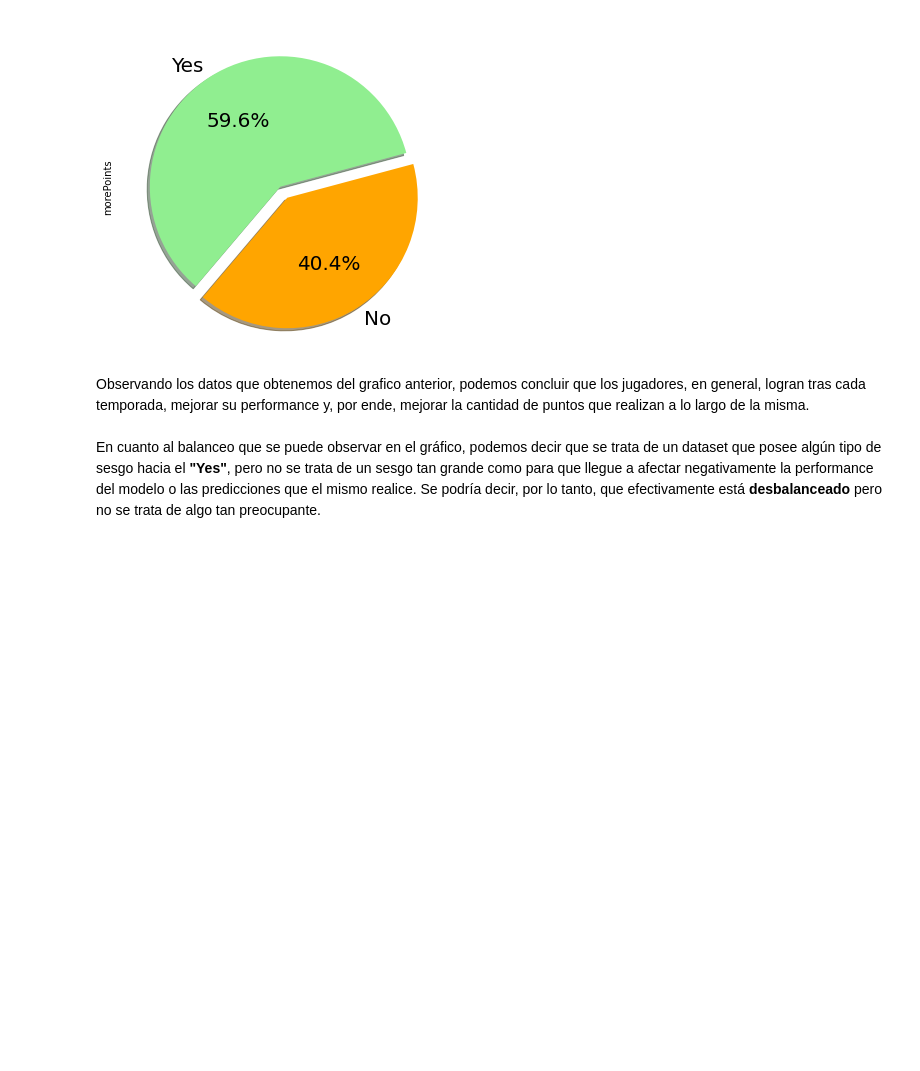
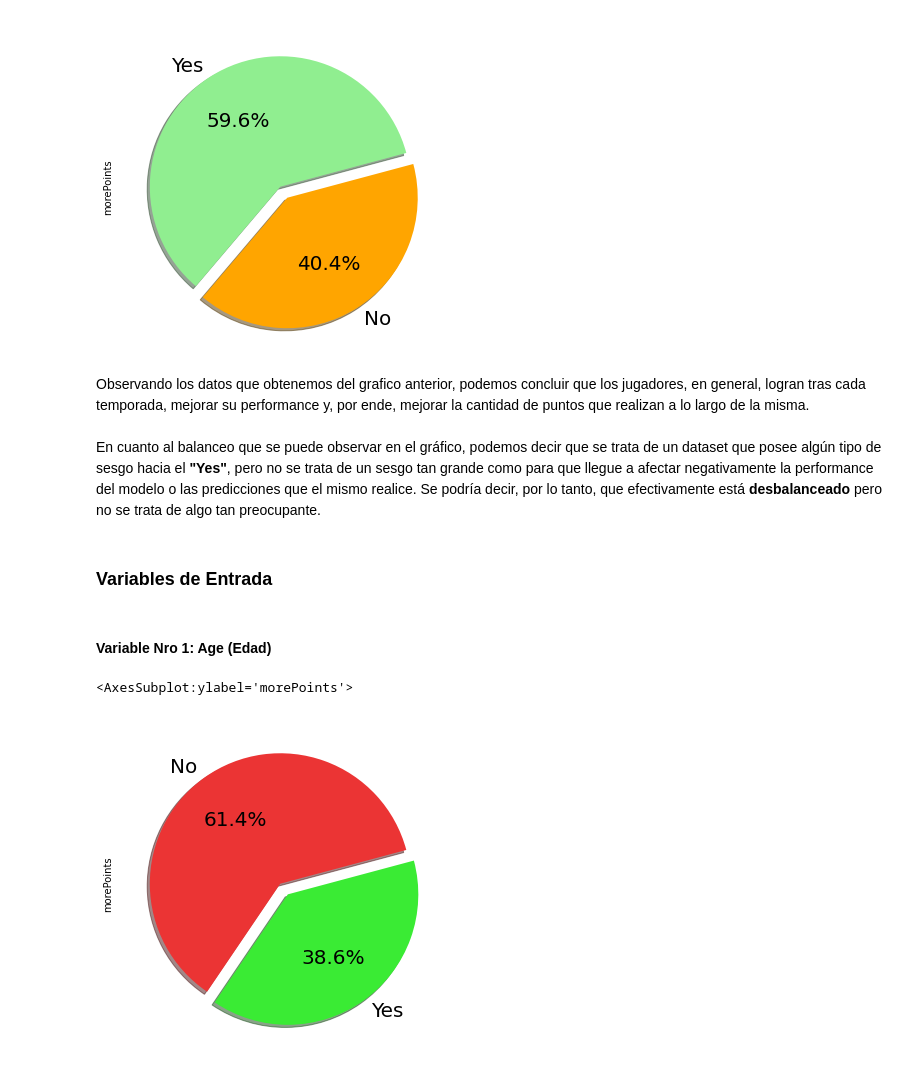
Before and after one commit to nicotabin/entregasML, a Jupyter notebook: tp1_EDA.ipynb, the cells around one changed output. Drawn from its saved outputs; the diff is of its cells as text; code cells hidden in the pictures; blank space fills up the shorter version.

```diff
--- a/tp1_EDA.ipynb
+++ b/tp1_EDA.ipynb
@@ -201,3 +178,17 @@ df['morePoints'].value_counts().plot.pie(figsize=(6, 6), fontsize=20, autopct='%
 # %% [markdown]
 Observando los datos que obtenemos del grafico anterior, podemos concluir que los jugadores, en general, logran tras cada temporada, mejorar su performance y, por ende, mejorar la cantidad de puntos que realizan a lo largo de la misma. <br><br>
 En cuanto al balanceo que se puede observar en el gráfico, podemos decir que se trata de un dataset que posee algún tipo de sesgo hacia el **"Yes"**, pero no se trata de un sesgo tan grande como para que llegue a afectar negativamente la performance del modelo o las predicciones que el mismo realice. Se podría decir, por lo tanto, que efectivamente está **desbalanceado** pero no se trata de algo tan preocupante.
+# %% [markdown]
+### Variables de Entrada
+# %% [markdown]
+#### Variable Nro 1: Age (Edad)
+# %%
+auxiliarMayoresDe30 = df[df.Age > 30]
+auxiliarMenoresDe30 = df[df.Age <= 30]
+# %%
+my_explode = (0, 0.1)
+my_colors = ['#eb3434','#3aeb34']
+auxiliarMayoresDe30['morePoints'].value_counts().plot.pie(figsize=(6, 6), fontsize=20, autopct='%1.1f%%', startangle=15, shadow = True, colors=my_colors,explode=my_explode)
+# %% [output]
+<AxesSubplot:ylabel='morePoints'>
+[figure, added]
```
Also changed, not shown: parts of 29 cells of this notebook.
